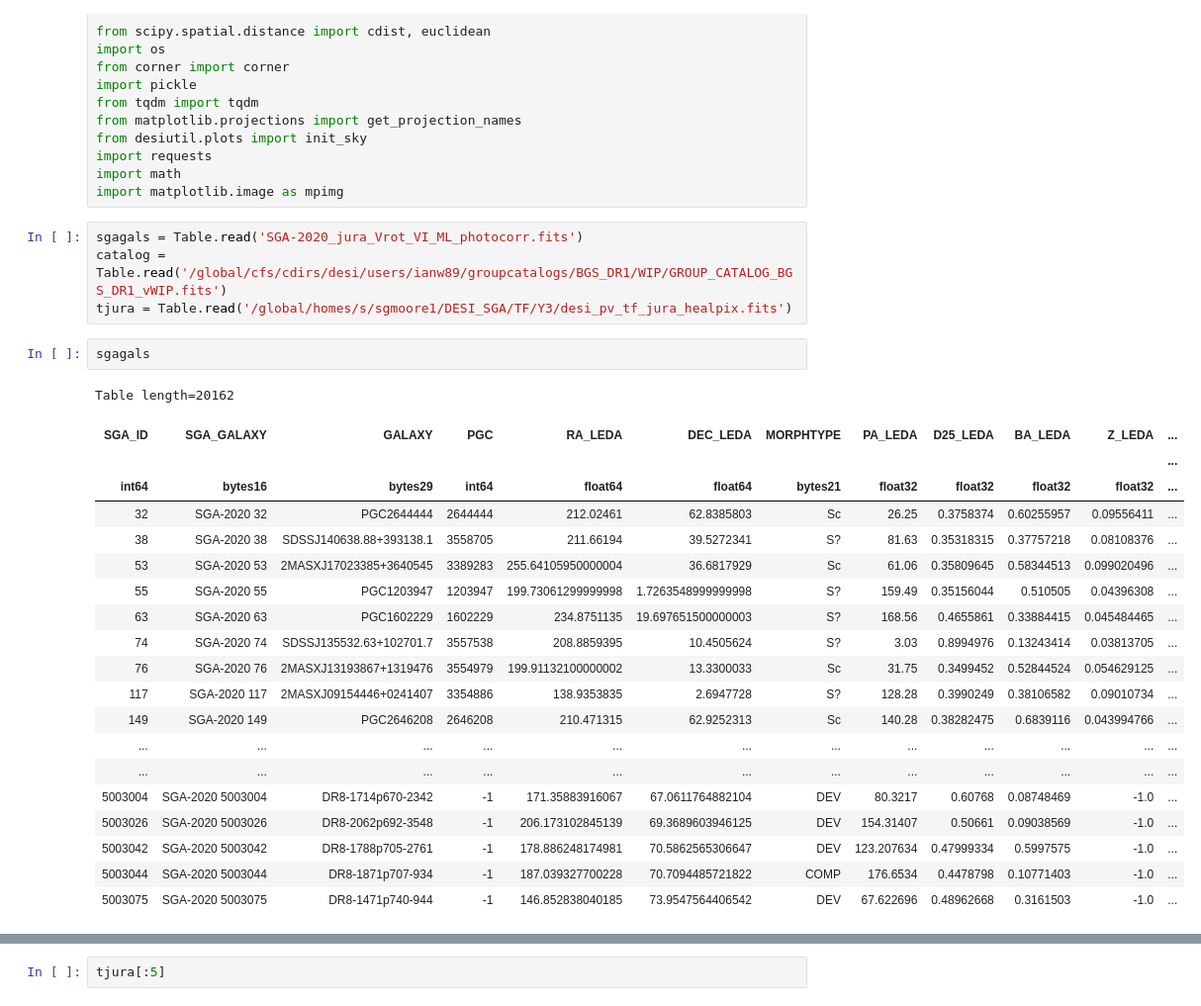
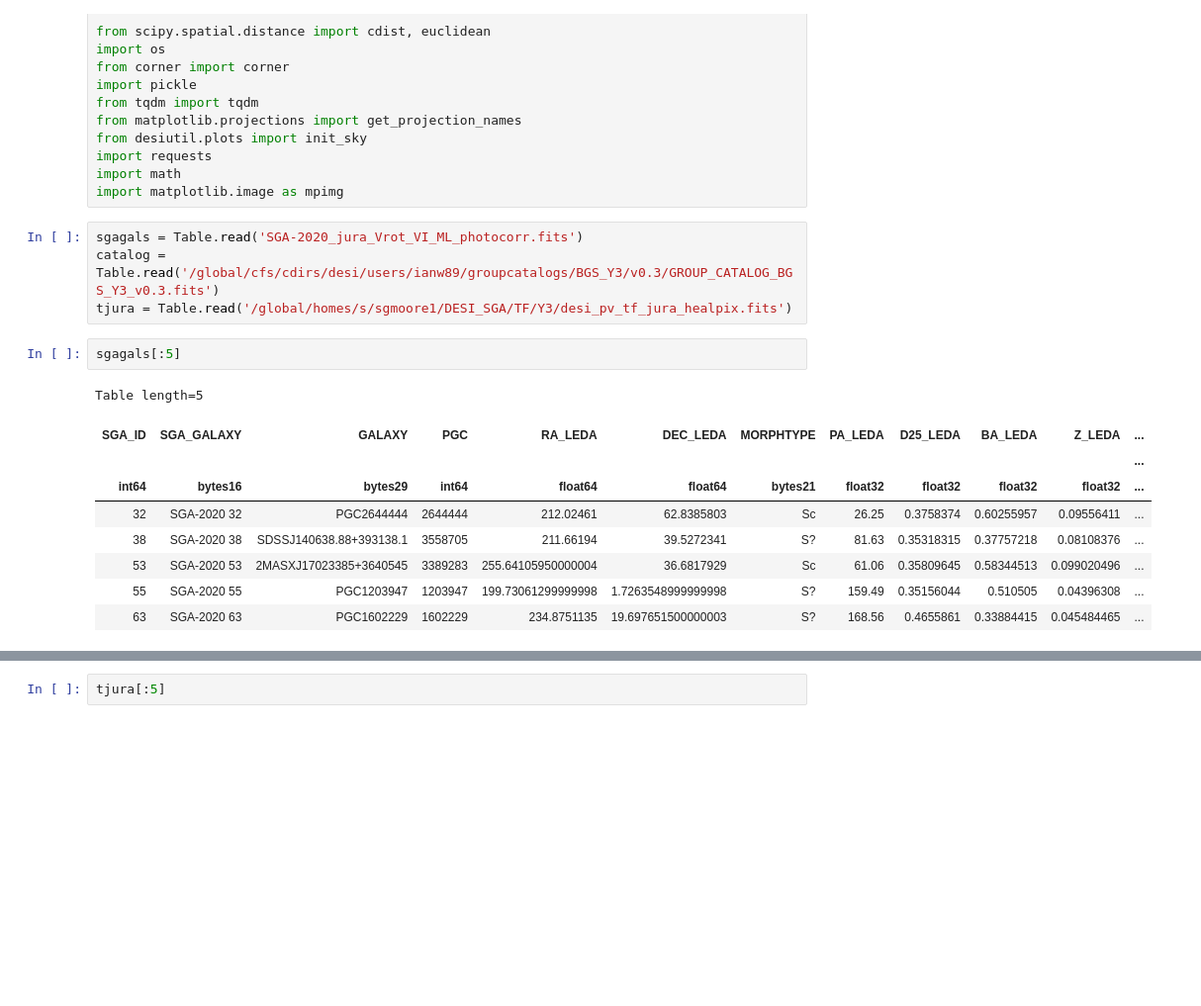
Before and after one commit to DESI-UR/DESI_SGA, a Jupyter notebook: TF/Y3/Catalog_Matching_Williams.ipynb, the cells around one changed output, grey strips where cells are left out. Shown at 99% size. Cells and saved outputs as stored; diff of their text form; blank space fills up the shorter version.

```diff
--- a/TF/Y3/Catalog_Matching_Williams.ipynb
+++ b/TF/Y3/Catalog_Matching_Williams.ipynb
@@ -31,31 +31,20 @@ import math
 import matplotlib.image as mpimg
 # %%
 sgagals = Table.read('SGA-2020_jura_Vrot_VI_ML_photocorr.fits')
-catalog = Table.read('/global/cfs/cdirs/desi/users/ianw89/groupcatalogs/BGS_DR1/WIP/GROUP_CATALOG_BGS_DR1_vWIP.fits')
+catalog = Table.read('/global/cfs/cdirs/desi/users/ianw89/groupcatalogs/BGS_Y3/v0.3/GROUP_CATALOG_BGS_Y3_v0.3.fits')
 tjura = Table.read('/global/homes/s/sgmoore1/DESI_SGA/TF/Y3/desi_pv_tf_jura_healpix.fits')
 # %%
-sgagals
+sgagals[:5]
 # %% [output]
-Table length=20162
+Table length=5
 | SGA_ID | SGA_GALAXY | GALAXY | PGC | RA_LEDA | DEC_LEDA | MORPHTYPE | PA_LEDA | D25_LEDA | BA_LEDA | Z_LEDA | ... |
 |  |  |  |  |  |  |  |  |  |  |  | ... |
 | int64 | bytes16 | bytes29 | int64 | float64 | float64 | bytes21 | float32 | float32 | float32 | float32 | ... |
 | 32 | SGA-2020 32 | PGC2644444 | 2644444 | 212.02461 | 62.8385803 | Sc | 26.25 | 0.3758374 | 0.60255957 | 0.09556411 | ... |
 | 38 | SGA-2020 38 | SDSSJ140638.88+393138.1 | 3558705 | 211.66194 | 39.5272341 | S? | 81.63 | 0.35318315 | 0.37757218 | 0.08108376 | ... |
 | 53 | SGA-2020 53 | 2MASXJ17023385+3640545 | 3389283 | 255.64105950000004 | 36.6817929 | Sc | 61.06 | 0.35809645 | 0.58344513 | 0.099020496 | ... |
 | 55 | SGA-2020 55 | PGC1203947 | 1203947 | 199.73061299999998 | 1.7263548999999998 | S? | 159.49 | 0.35156044 | 0.510505 | 0.04396308 | ... |
 | 63 | SGA-2020 63 | PGC1602229 | 1602229 | 234.8751135 | 19.697651500000003 | S? | 168.56 | 0.4655861 | 0.33884415 | 0.045484465 | ... |
-| 74 | SGA-2020 74 | SDSSJ135532.63+102701.7 | 3557538 | 208.8859395 | 10.4505624 | S? | 3.03 | 0.8994976 | 0.13243414 | 0.03813705 | ... |
-| 76 | SGA-2020 76 | 2MASXJ13193867+1319476 | 3554979 | 199.91132100000002 | 13.3300033 | Sc | 31.75 | 0.3499452 | 0.52844524 | 0.054629125 | ... |
-| 117 | SGA-2020 117 | 2MASXJ09154446+0241407 | 3354886 | 138.9353835 | 2.6947728 | S? | 128.28 | 0.3990249 | 0.38106582 | 0.09010734 | ... |
-| 149 | SGA-2020 149 | PGC2646208 | 2646208 | 210.471315 | 62.9252313 | Sc | 140.28 | 0.38282475 | 0.6839116 | 0.043994766 | ... |
-| ... | ... | ... | ... | ... | ... | ... | ... | ... | ... | ... | ... |
-| ... | ... | ... | ... | ... | ... | ... | ... | ... | ... | ... | ... |
-| 5003004 | SGA-2020 5003004 | DR8-1714p670-2342 | -1 | 171.35883916067 | 67.0611764882104 | DEV | 80.3217 | 0.60768 | 0.08748469 | -1.0 | ... |
-| 5003026 | SGA-2020 5003026 | DR8-2062p692-3548 | -1 | 206.173102845139 | 69.3689603946125 | DEV | 154.31407 | 0.50661 | 0.09038569 | -1.0 | ... |
-| 5003042 | SGA-2020 5003042 | DR8-1788p705-2761 | -1 | 178.886248174981 | 70.5862565306647 | DEV | 123.207634 | 0.47999334 | 0.5997575 | -1.0 | ... |
-| 5003044 | SGA-2020 5003044 | DR8-1871p707-934 | -1 | 187.039327700228 | 70.7094485721822 | COMP | 176.6534 | 0.4478798 | 0.10771403 | -1.0 | ... |
-| 5003075 | SGA-2020 5003075 | DR8-1471p740-944 | -1 | 146.852838040185 | 73.9547564406542 | DEV | 67.622696 | 0.48962668 | 0.3161503 | -1.0 | ... |
 # %%
 catalog[:5]
 # %% [output]
```
Also changed, not shown: parts of 16 cells of this notebook.
